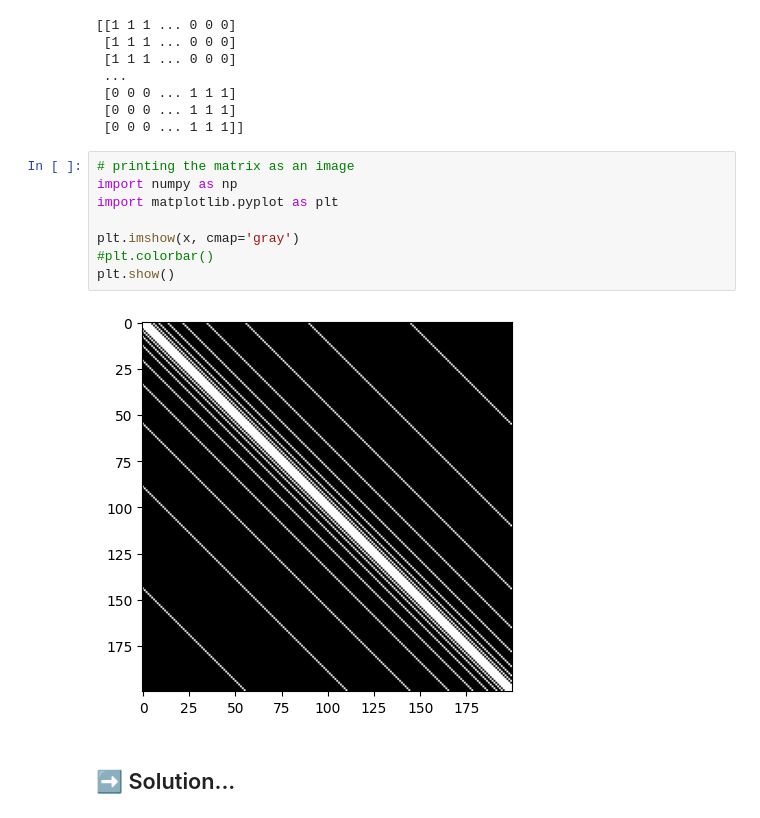
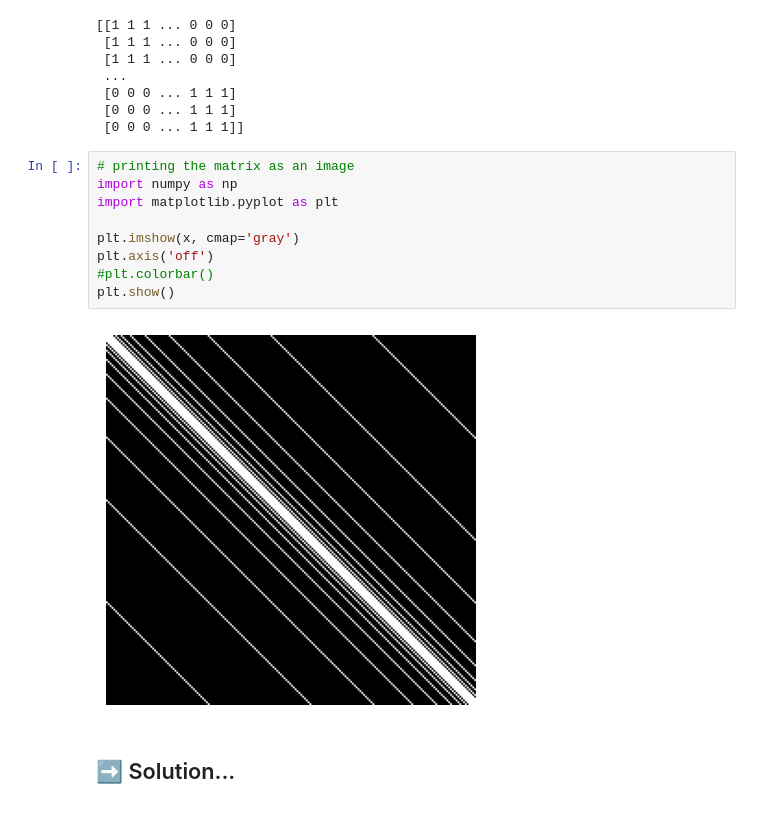
Before and after one commit to francodesource/GPUComputing, a Jupyter notebook: lab2/CUDA_lab2_TODO.ipynb, the cells around one changed output. Saved outputs shown, nothing was run; the diff lists cells and outputs as text.

```diff
--- a/lab2/CUDA_lab2_TODO.ipynb
+++ b/lab2/CUDA_lab2_TODO.ipynb
@@ -206,13 +249,14 @@ print(x)
 # %%
 # printing the matrix as an image
 import numpy as np
 import matplotlib.pyplot as plt
 
 plt.imshow(x, cmap='gray')
+plt.axis('off')
 #plt.colorbar()
 plt.show()
 # %% [output]
-[figure, old version]
+[figure, new version]
 # %% [markdown]
 ## ➡️ Solution...
 # %%
```
Also changed, not shown: parts of 3 cells of this notebook.
